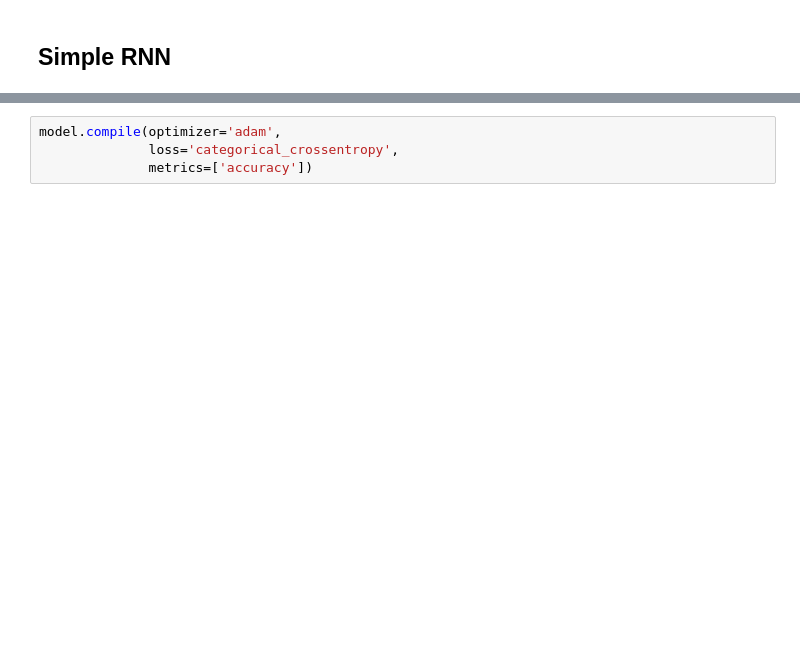
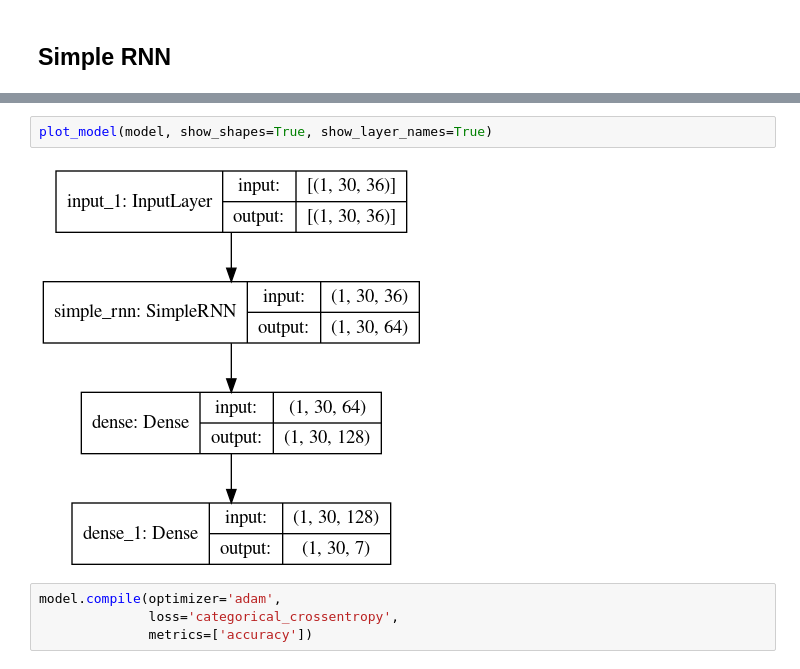
Before and after one commit to balezz/Punch_DL, a Jupyter notebook: RNN-LSTM-GRU.ipynb, the cells around one changed output, grey strips where cells are left out. Saved outputs shown, nothing was run; the diff lists cells and outputs as text; blank space fills up the shorter version.

```diff
--- a/RNN-LSTM-GRU.ipynb
+++ b/RNN-LSTM-GRU.ipynb
@@ -121,3 +99,7 @@ _________________________________________________________________
+# %%
+plot_model(model, show_shapes=True, show_layer_names=True)
+# %% [output]
+[figure, added]
 # %%
 model.compile(optimizer='adam',
               loss='categorical_crossentropy',
```
Also changed, not shown: parts of 26 cells of this notebook, 47 other files.
